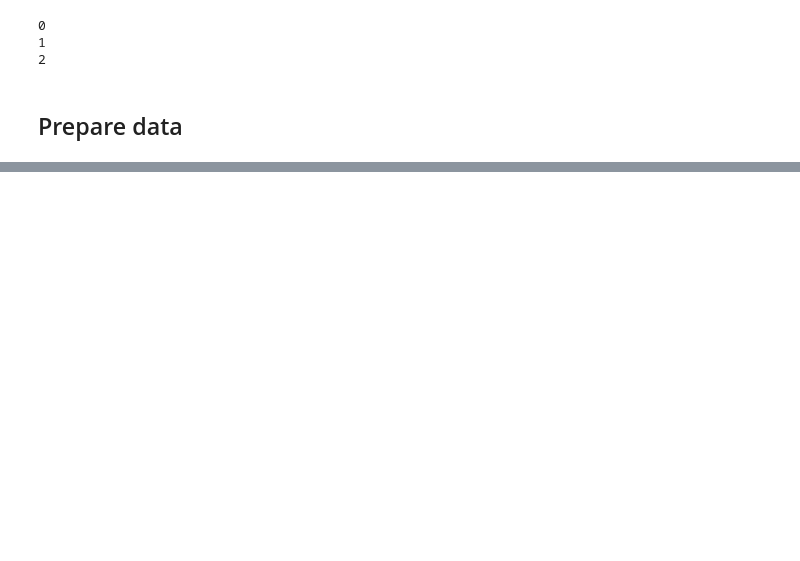
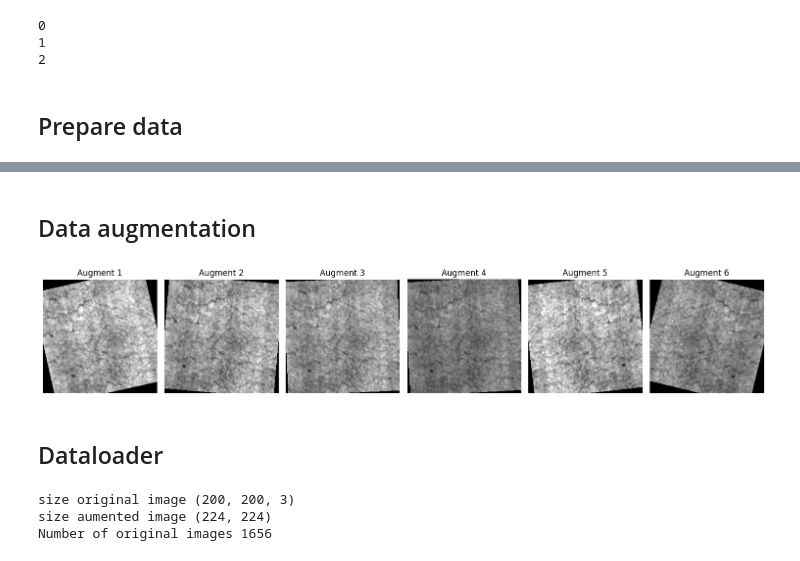
Before and after one commit to Nantakxrn007/Metal_surface_defect, a Jupyter notebook: main.ipynb, the cells around one changed output, grey strips where cells are left out. Cells and saved outputs as stored; diff of their text form; code cells hidden in the pictures; blank space fills up the shorter version.

Commit message:
check_datasets,model I think there might be something is wrong

```diff
--- a/main.ipynb
+++ b/main.ipynb
@@ -117,0 +155,31 @@ print(train_labels[552])
+# %% [markdown]
+## Data augmentation
+# %%
+base_transform = transforms.Compose([
+    transforms.Resize((224, 224)),
+    transforms.ToTensor()
+])
+
+aug_transform = transforms.Compose([
+    transforms.Resize((224, 224)),
+    transforms.RandomHorizontalFlip(),
+    transforms.RandomRotation(15),
+    transforms.ColorJitter(brightness=0.2, contrast=0.2),
+    transforms.ToTensor()
+])
+# %%
+img = Image.open(train_images[0]).convert("RGB")
+
+plt.figure(figsize=(15, 5))
+for i in range(6):
+    aug_img = aug_transform(img)
+    plt.subplot(1, 6, i+1)
+    plt.imshow(aug_img.permute(1, 2, 0))  # CHW -> HWC
+    plt.axis("off")
+    plt.title(f'Augment {i+1}')
+plt.tight_layout()
+plt.show()
+# %% [output]
+[figure, added]
+# %% [markdown]
+## Dataloader
@@ -117,0 +208,25 @@ print(train_labels[552])
+# %%
+datasets = MatalDataset(train_images,train_labels,base_transform,aug_transform)
+ori , aug , la = datasets[0]
+
+# original_img = F.to_pil_image(ori)
+# augmented_img = F.to_pil_image(aug)
+
+# plt.figure(figsize=(8, 4))
+
+# plt.subplot(1, 2, 1)
+# plt.imshow(original_img)
+# plt.title(f'Original (Label: {la})')
+# plt.axis('off')
+
+# plt.subplot(1, 2, 2)
+# plt.imshow(augmented_img)
+# plt.title(f'Augmented')
+# plt.axis('off')
+
+# plt.tight_layout()
+# plt.show()
+# %% [output]
+size original image (200, 200, 3)
+size aumented image (224, 224)
+Number of original images 1656
```
Also changed, not shown: parts of 23 cells of this notebook.
